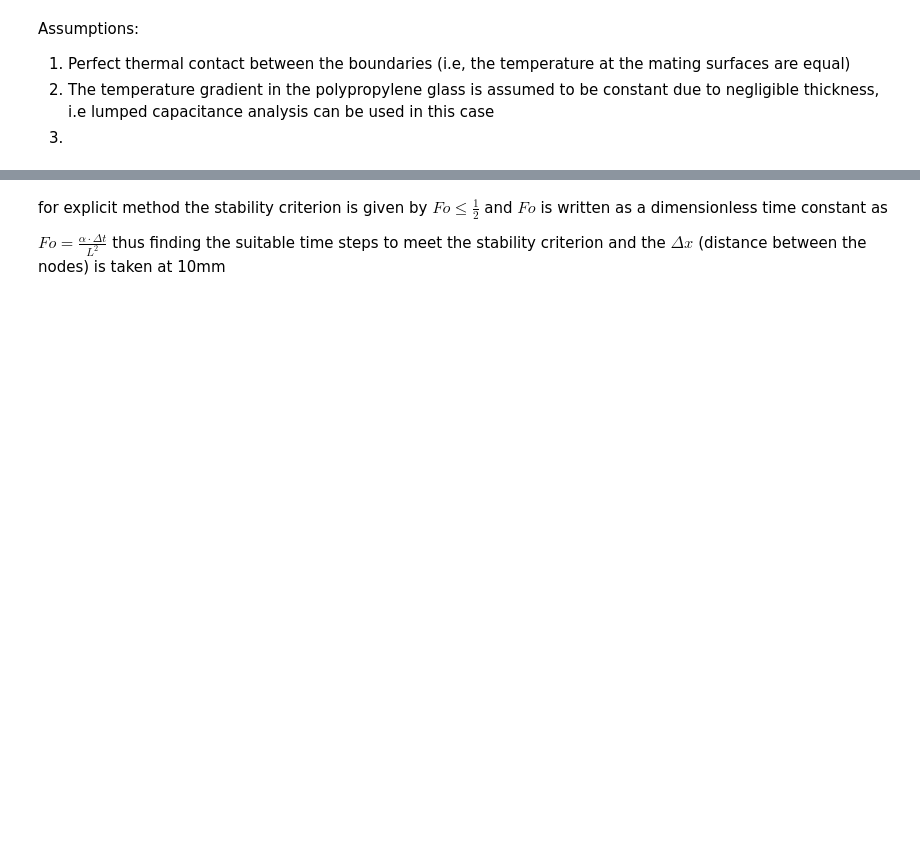
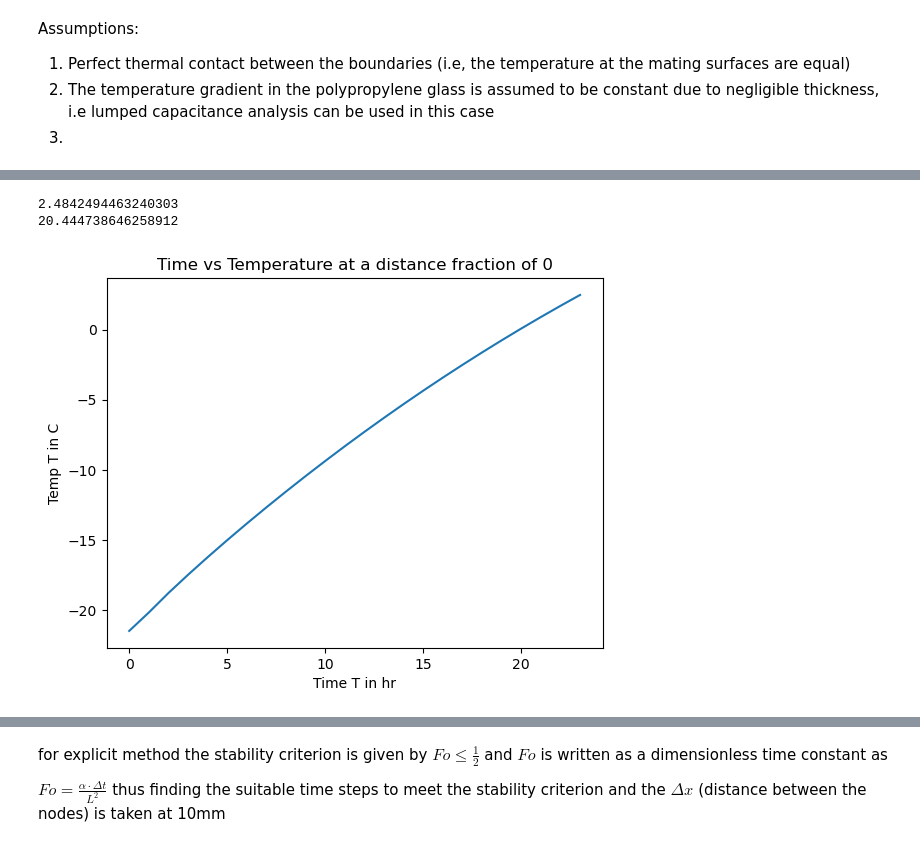
Before and after one commit to its-firefly/Code, a Jupyter notebook: main.ipynb, the cells around one changed output, grey strips where cells are left out. Drawn from its saved outputs; the diff is of its cells as text; code cells hidden in the pictures; blank space fills up the shorter version.

Commit message:
lots of updates to list....

```diff
--- a/main.ipynb
+++ b/main.ipynb
@@ -60,9 +76,11 @@ biot_minWool = amb_h*minWool_t/minWool_k
-# %%
-def eigenVal(y):
-    return y*np.tan(y) - biot_minWool
-val = []
-for n in range(1,500): val.append(fsolve(eigenVal,n))
-
-roots = np.concatenate(val, axis=0) #to flatten the the list of ndarrays into normal list
-roundedRoots = np.around(roots, decimals=4) #the datatype of the list is float64, thus to get unique roots, they are rounded to 4 decimal points
-uniqueRoots = np.unique(roundedRoots) # from the list of rounded roots the unique ones are separated as the fsolve takes a parameter which is the closest assumed root
+# %%
+def eigenRoots(Bi):
+
+    val = []
+    CN = []
+    for n in range (1,500): val.append(fsolve(lambda y: y*np.tan(y) - Bi, n))
+    uniqueRoots = np.unique(np.around(np.concatenate(val,axis=0), decimals=4)) #this nested function initially flattens the list of ndarray objects into individual numpy float64 elements which are then rounded to 4 decimal places and then the unique values of them are extracted using np.unique() function
+    for n in range(0,100):
+        CN.append((4*np.sin(uniqueRoots[n])) / ((2*uniqueRoots[n]) + np.sin(2*uniqueRoots[n])))
+
+    return uniqueRoots,CN
@@ -68,0 +101,44 @@ uniqueRoots = np.unique(roundedRoots) # from the list of rounded roots the uniqu
+# %%
+def tAtXandT(cn, z, a, t, l, xS):
+    fo =  a * t / l
+    return cn * np.exp(-z**2 * fo) * np.cos(z*xS)
+
+minWoolTvst = []
+co2Tvst = []
+PCMTvst = []
+x = 0
+time = 24 #in hours
+
+U1,R1 = eigenRoots(biot_minWool)
+U2,R2 = eigenRoots(biot_co2)
+U3,R3 = eigenRoots(biot_PCM)
+
+for t in range(0,time*3600,3600):
+    theta = 0.0
+    for i in range (0,100):
+        theta += tAtXandT(R1[i], U1[i], minWool_Diff, t, minWool_t, x)
+        minWool_tempxt = (minWool_tempInit - amb_temp)*theta + amb_temp
+    minWoolTvst.append(minWool_tempxt)
+
+    theta = 0.0
+    for i in range (0,100):
+        theta += tAtXandT(R2[i], U2[i], co2_diff, t, co2_t, x)
+        co2_tempxt = (co2_tempInit - minWool_tempxt)*theta + minWool_tempxt
+    co2Tvst.append(co2_tempxt)
+
+    theta = 0.0
+    for i in range (0,100):
+        theta += tAtXandT(R3[i], U3[i], PCM_diff, t, PCM_t, 0.5)
+        PCM_tempxt = (PCM_tempInit - co2_tempxt)*theta + co2_tempxt + coeff
+    PCMTvst.append(PCM_tempxt)
+
+plt.plot(PCMTvst)
+plt.title(f'Time vs Temperature at a distance fraction of {x}')
+plt.xlabel('Time T in hr')
+plt.ylabel('Temp T in C')
+print(PCMTvst[-1])
+print(co2Tvst[-1])
+# %% [output]
+2.4842494463240303
+20.444738646258912
+[figure, added]
```
Also changed, not shown: parts of 11 cells of this notebook, 3 other files.
